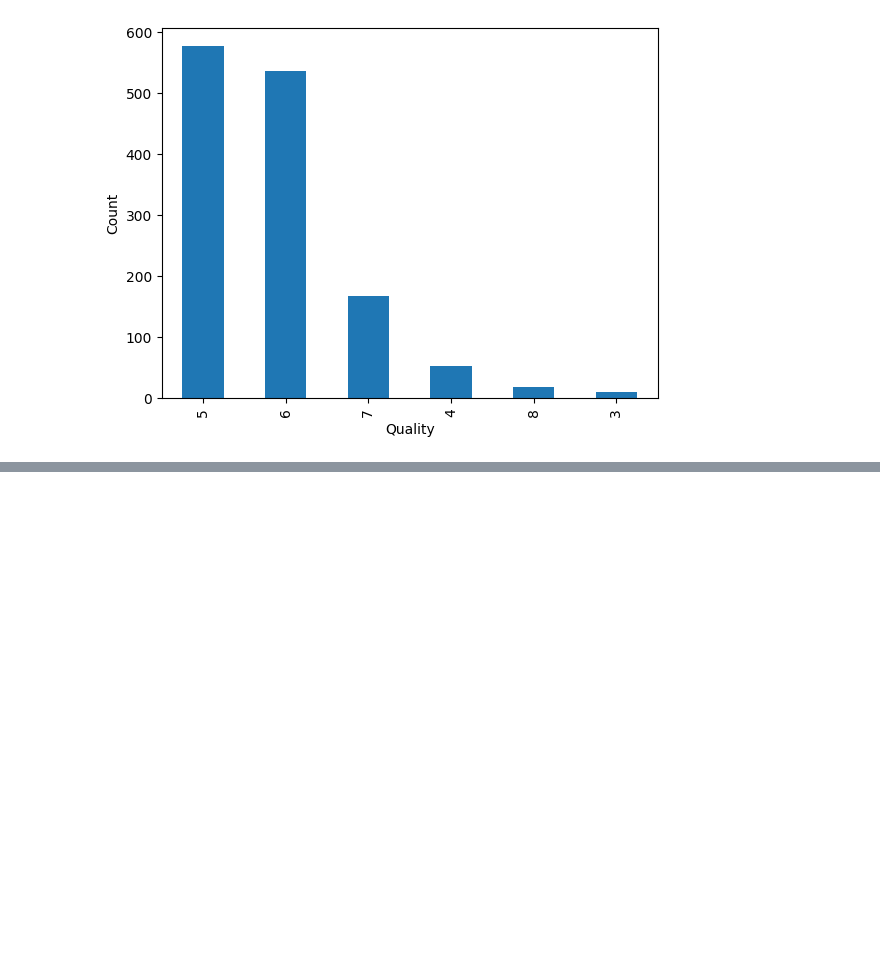
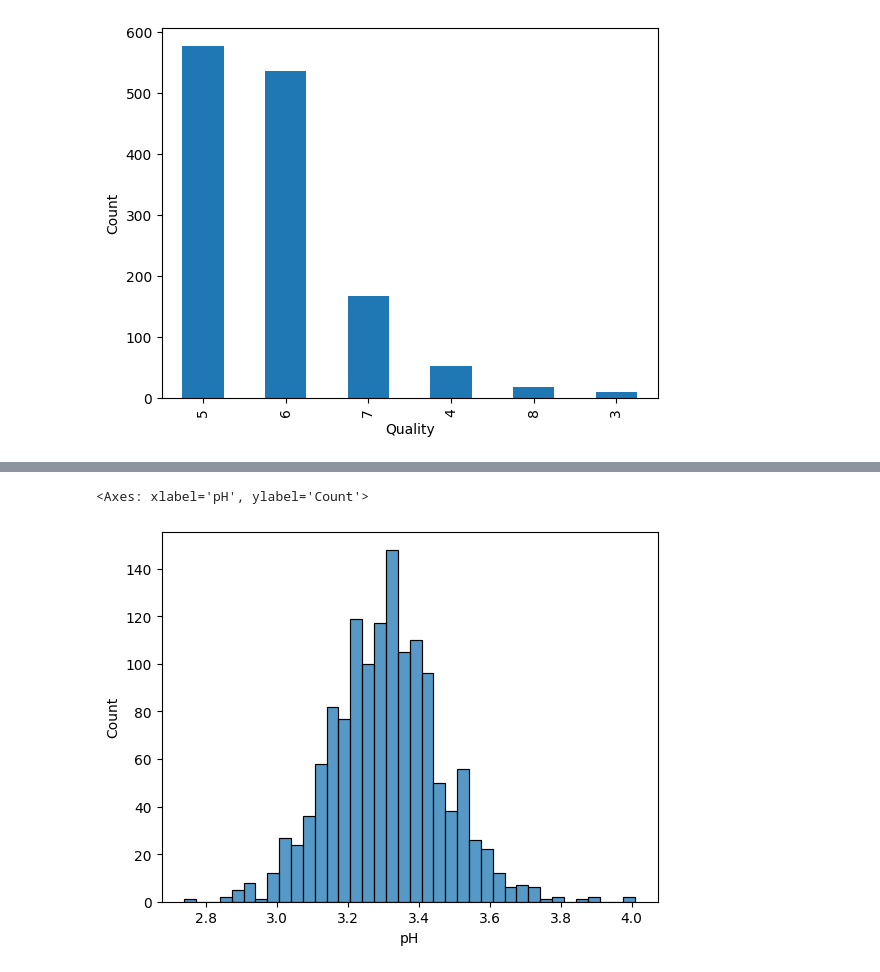
Before and after one commit to ShivamDevHere/data-analysis-with-python, a Jupyter notebook: 05-Exploratory Data Analysis/01-eda-red-wine-data.ipynb, the cells around one changed output, grey strips where cells are left out. Saved outputs shown, nothing was run; the diff lists cells and outputs as text; code cells hidden in the pictures; blank space fills up the shorter version.

```diff
--- a/05-Exploratory Data Analysis/01-eda-red-wine-data.ipynb
+++ b/05-Exploratory Data Analysis/01-eda-red-wine-data.ipynb
@@ -56,0 +68,6 @@ plt.show()
+# %%
+#2. Separate columns
+sns.histplot(df['pH'])
+# %% [output]
+<Axes: xlabel='pH', ylabel='Count'>
+[figure, added]
```
Also changed, not shown: parts of 2 cells of this notebook.
